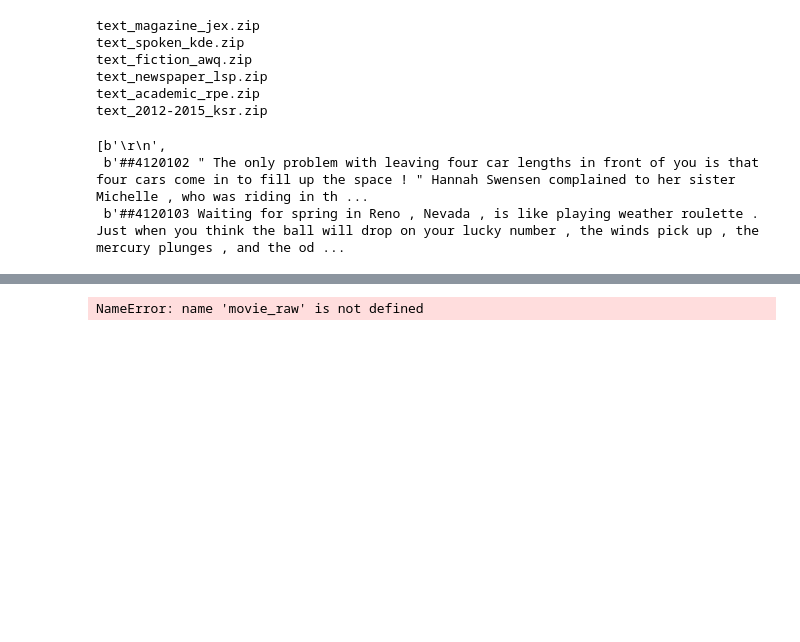
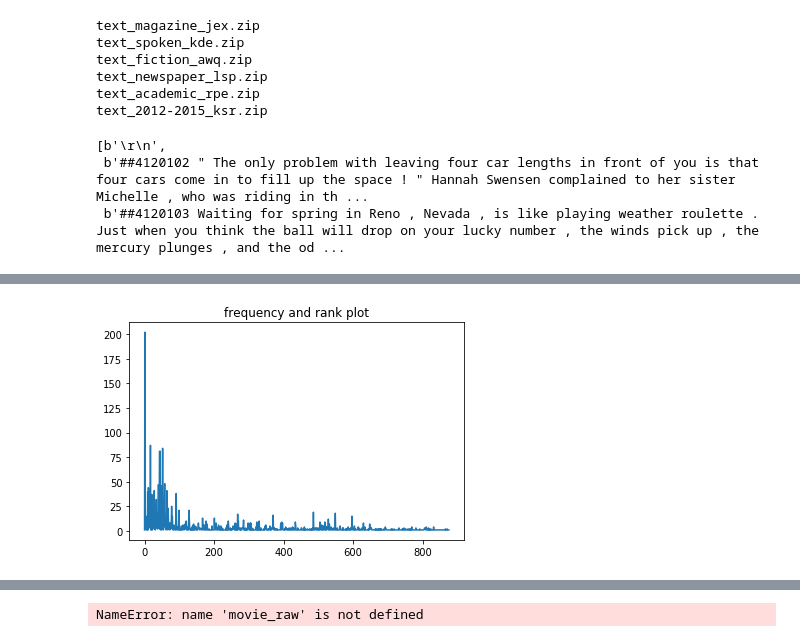
Before and after one commit to VivianQian19/Content-Analysis-2020, a Jupyter notebook: week-4/4-Counting-Words-Phrases.ipynb, the cells around one changed output, grey strips where cells are left out. Cells and saved outputs as stored; diff of their text form; code cells hidden in the pictures; blank space fills up the shorter version.

```diff
--- a/week-4/4-Counting-Words-Phrases.ipynb
+++ b/week-4/4-Counting-Words-Phrases.ipynb
@@ -574,0 +635,10 @@ clean_11[1]
+# %%
+# frequency and rank plot
+#Creating a figure and axis lets us do things like change the scaling or add a title
+fig = plt.figure()
+ax = fig.add_subplot(111)
+plt.plot(range(len(countedWords)), countedWords['count'])
+plt.title("frequency and rank plot")
+plt.show()
+# %% [output]
+[figure, added]
```
Also changed, not shown: parts of 8 cells of this notebook.
